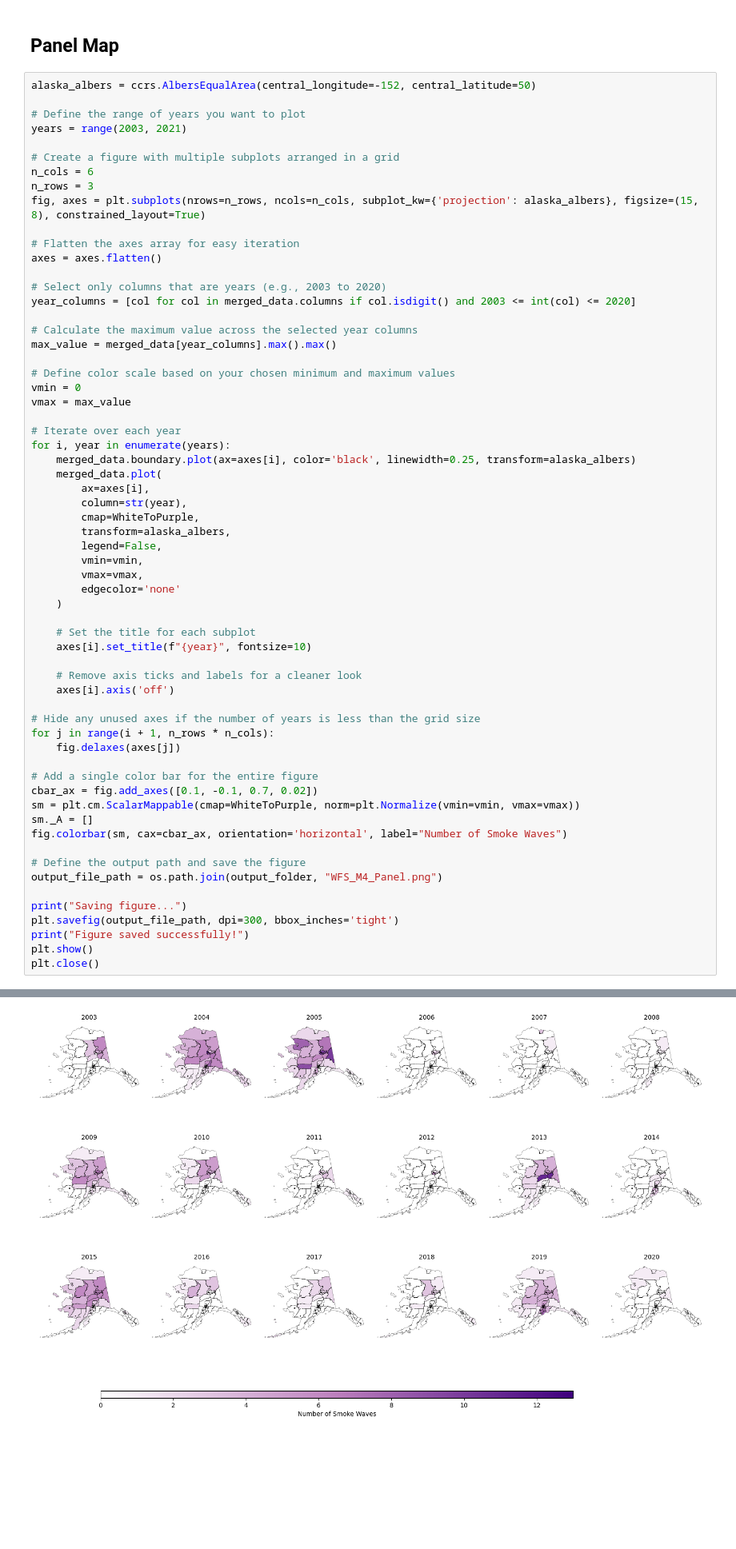
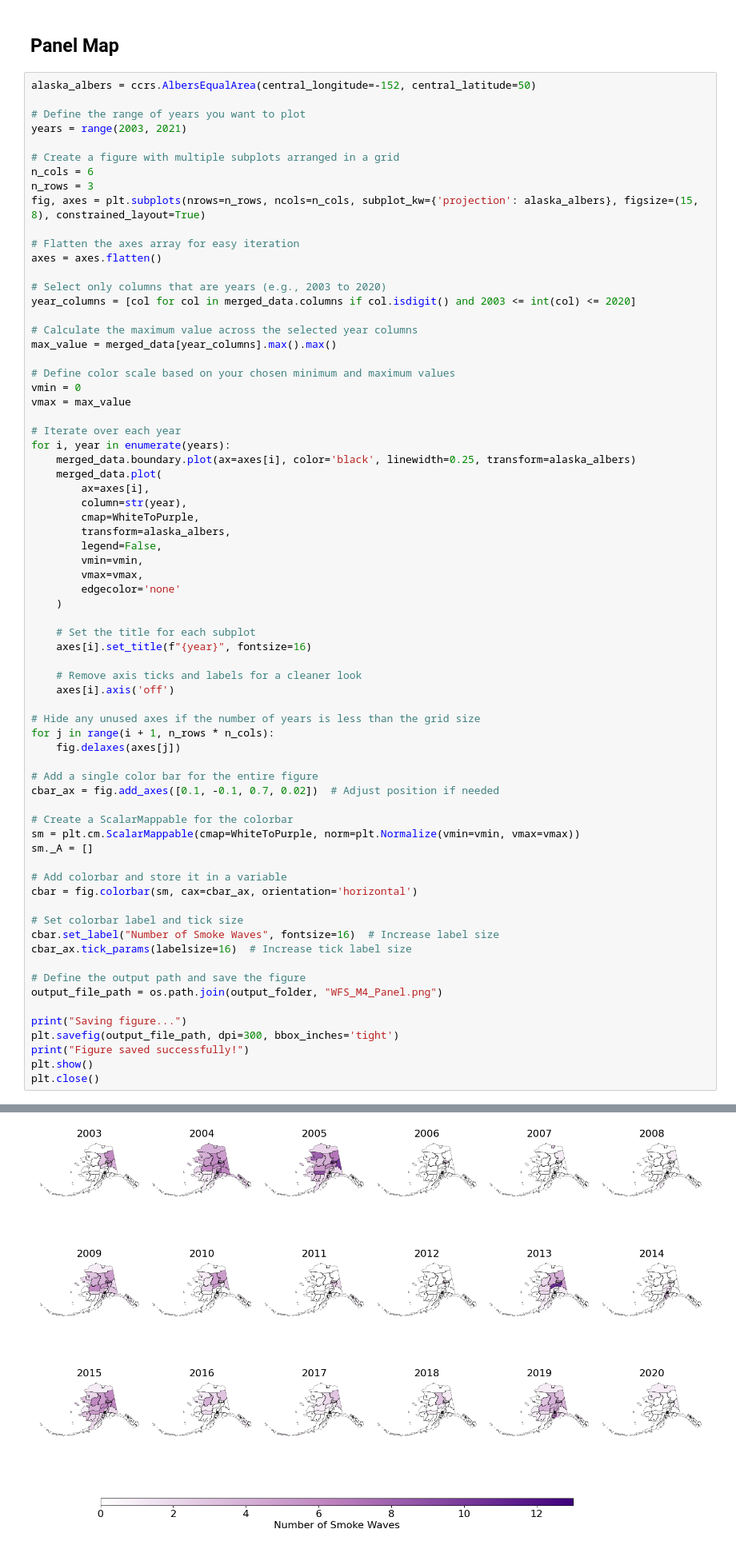
Before and after one commit to Hahn-Research-Group/Alaska_wildfire-smoke-metrics_2025, a Jupyter notebook: Scripts/8. number_smoke_waves_maps.ipynb, the cells around one changed output, grey strips where cells are left out. Shown: that part at 80% size. Saved outputs shown, nothing was run; the diff lists cells and outputs as text; blank space fills up the shorter version.

```diff
--- a/Scripts/8. number_smoke_waves_maps.ipynb
+++ b/Scripts/8. number_smoke_waves_maps.ipynb
@@ -137,37 +142,45 @@ for i, year in enumerate(years):
         legend=False,
         vmin=vmin,
         vmax=vmax,
         edgecolor='none'
     )
 
     # Set the title for each subplot
-    axes[i].set_title(f"{year}", fontsize=10)
+    axes[i].set_title(f"{year}", fontsize=16)
 
     # Remove axis ticks and labels for a cleaner look
     axes[i].axis('off')
 
 # Hide any unused axes if the number of years is less than the grid size
 for j in range(i + 1, n_rows * n_cols):
     fig.delaxes(axes[j])
 
 # Add a single color bar for the entire figure
-cbar_ax = fig.add_axes([0.1, -0.1, 0.7, 0.02])
+cbar_ax = fig.add_axes([0.1, -0.1, 0.7, 0.02])  # Adjust position if needed
+
+# Create a ScalarMappable for the colorbar
 sm = plt.cm.ScalarMappable(cmap=WhiteToPurple, norm=plt.Normalize(vmin=vmin, vmax=vmax))
 sm._A = []
-fig.colorbar(sm, cax=cbar_ax, orientation='horizontal', label="Number of Smoke Waves")
+
+# Add colorbar and store it in a variable
+cbar = fig.colorbar(sm, cax=cbar_ax, orientation='horizontal')
+
+# Set colorbar label and tick size
+cbar.set_label("Number of Smoke Waves", fontsize=16)  # Increase label size
+cbar_ax.tick_params(labelsize=16)  # Increase tick label size
 
 # Define the output path and save the figure
 output_file_path = os.path.join(output_folder, "WFS_M4_Panel.png")
 
 print("Saving figure...")
 plt.savefig(output_file_path, dpi=300, bbox_inches='tight')
 print("Figure saved successfully!")
 plt.show()
 plt.close()
 # %% [output]
 Saving figure...
 Figure saved successfully!
-[figure, old version]
+[figure, new version]
 # %% [markdown]
 ## Annual Maps
 # %%
```
Also changed, not shown: parts of 3 cells of this notebook, 9 other files.
